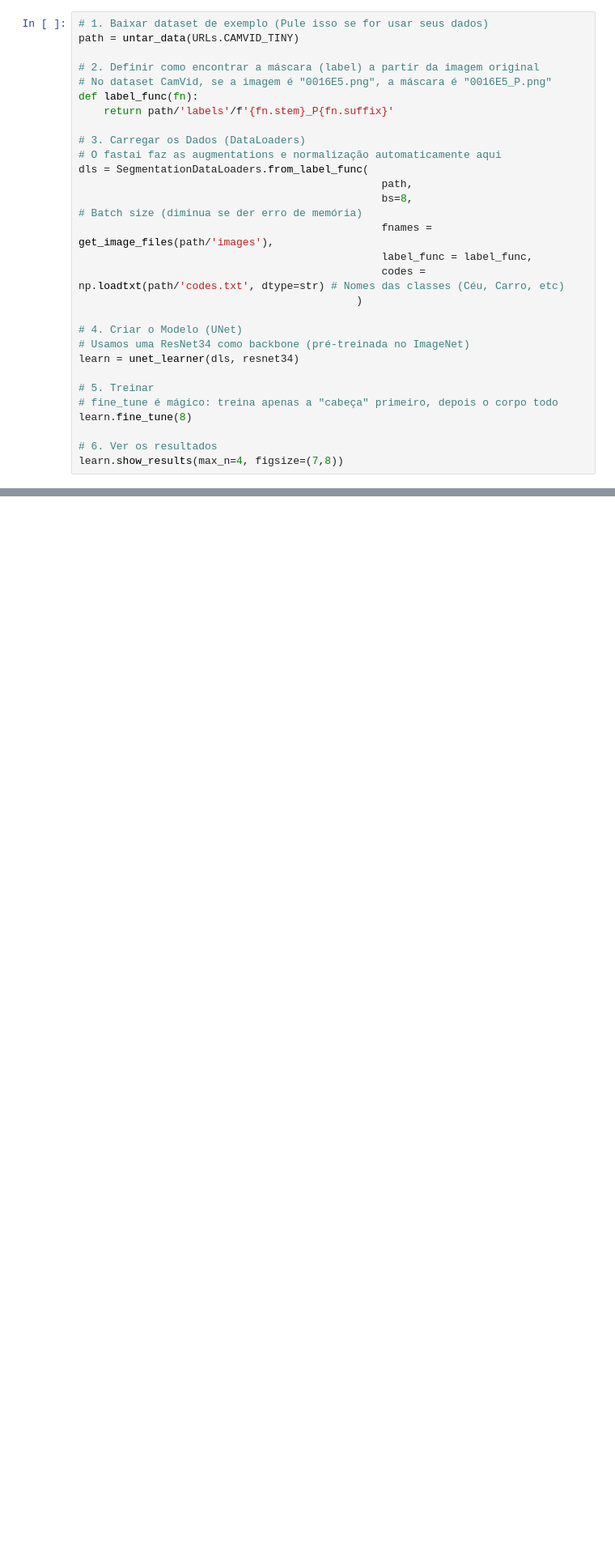
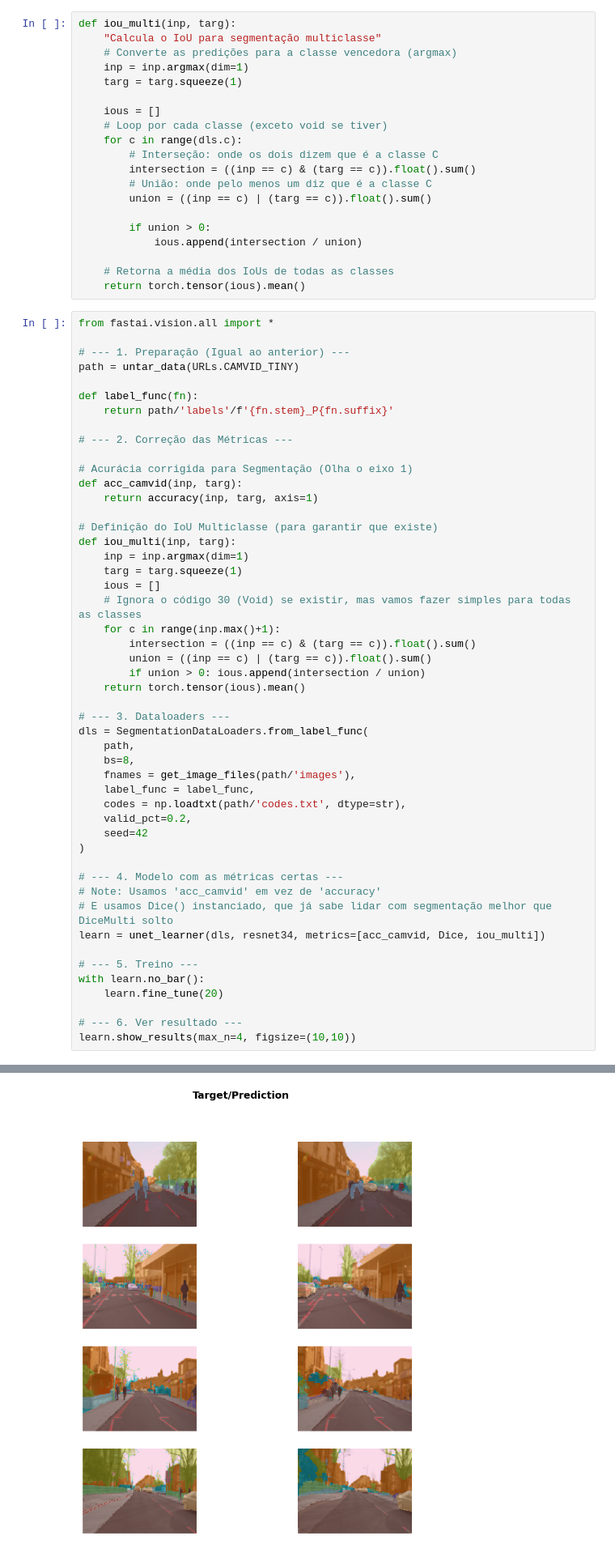
Before and after one commit to wmpjrufg/geoeyeai, a Jupyter notebook: test.ipynb, the cells around one changed output, grey strips where cells are left out. Shown at 81% size. Saved outputs shown, nothing was run; the diff lists cells and outputs as text; blank space fills up the shorter version.

```diff
--- a/test.ipynb
+++ b/test.ipynb
@@ -4,32 +4,73 @@
 from fastai.vision.all import *
 # %% [markdown]
 # Run
+# %%
+def iou_multi(inp, targ):
+    "Calcula o IoU para segmentação multiclasse"
+    # Converte as predições para a classe vencedora (argmax)
+    inp = inp.argmax(dim=1)
+    targ = targ.squeeze(1)
+
+    ious = []
+    # Loop por cada classe (exceto void se tiver)
+    for c in range(dls.c):
+        # Interseção: onde os dois dizem que é a classe C
+        intersection = ((inp == c) & (targ == c)).float().sum()
+        # União: onde pelo menos um diz que é a classe C
+        union = ((inp == c) | (targ == c)).float().sum()
+
+        if union > 0:
+            ious.append(intersection / union)
+
+    # Retorna a média dos IoUs de todas as classes
+    return torch.tensor(ious).mean()
 # %%
-# 1. Baixar dataset de exemplo (Pule isso se for usar seus dados)
+from fastai.vision.all import *
+
+# --- 1. Preparação (Igual ao anterior) ---
 path = untar_data(URLs.CAMVID_TINY)
 
-# 2. Definir como encontrar a máscara (label) a partir da imagem original
-# No dataset CamVid, se a imagem é "0016E5.png", a máscara é "0016E5_P.png"
 def label_func(fn):
     return path/'labels'/f'{fn.stem}_P{fn.suffix}'
 
-# 3. Carregar os Dados (DataLoaders)
-# O fastai faz as augmentations e normalização automaticamente aqui
+# --- 2. Correção das Métricas ---
+
+# Acurácia corrigida para Segmentação (Olha o eixo 1)
+def acc_camvid(inp, targ):
+    return accuracy(inp, targ, axis=1)
+
+# Definição do IoU Multiclasse (para garantir que existe)
+def iou_multi(inp, targ):
+    inp = inp.argmax(dim=1)
+    targ = targ.squeeze(1)
+    ious = []
+    # Ignora o código 30 (Void) se existir, mas vamos fazer simples para todas as classes
+    for c in range(inp.max()+1):
+        intersection = ((inp == c) & (targ == c)).float().sum()
+        union = ((inp == c) | (targ == c)).float().sum()
+        if union > 0: ious.append(intersection / union)
+    return torch.tensor(ious).mean()
+
+# --- 3. Dataloaders ---
 dls = SegmentationDataLoaders.from_label_func(
-                                                path,
-                                                bs=8,                           # Batch size (diminua se der erro de memória)
-                                                fnames = get_image_files(path/'images'),
-                                                label_func = label_func,
-                                                codes = np.loadtxt(path/'codes.txt', dtype=str) # Nomes das classes (Céu, Carro, etc)
-                                            )
+    path,
+    bs=8,
+    fnames = get_image_files(path/'images'),
+    label_func = label_func,
+    codes = np.loadtxt(path/'codes.txt', dtype=str),
+    valid_pct=0.2,
+    seed=42
+)
 
-# 4. Criar o Modelo (UNet)
-# Usamos uma ResNet34 como backbone (pré-treinada no ImageNet)
-learn = unet_learner(dls, resnet34)
+# --- 4. Modelo com as métricas certas ---
+# Note: Usamos 'acc_camvid' em vez de 'accuracy'
+# E usamos Dice() instanciado, que já sabe lidar com segmentação melhor que DiceMulti solto
+learn = unet_learner(dls, resnet34, metrics=[acc_camvid, Dice, iou_multi])
 
-# 5. Treinar
-# fine_tune é mágico: treina apenas a "cabeça" primeiro, depois o corpo todo
-learn.fine_tune(8)
+# --- 5. Treino ---
+with learn.no_bar():
+    learn.fine_tune(20)
 
-# 6. Ver os resultados
-learn.show_results(max_n=4, figsize=(7,8))
+# --- 6. Ver resultado ---
+learn.show_results(max_n=4, figsize=(10,10))
+# %% [output]
@@ -35,0 +95 @@ learn.show_results(max_n=4, figsize=(7,8))
+[figure, added]
```
Also changed, not shown: parts of 4 cells of this notebook, 4 other files.
